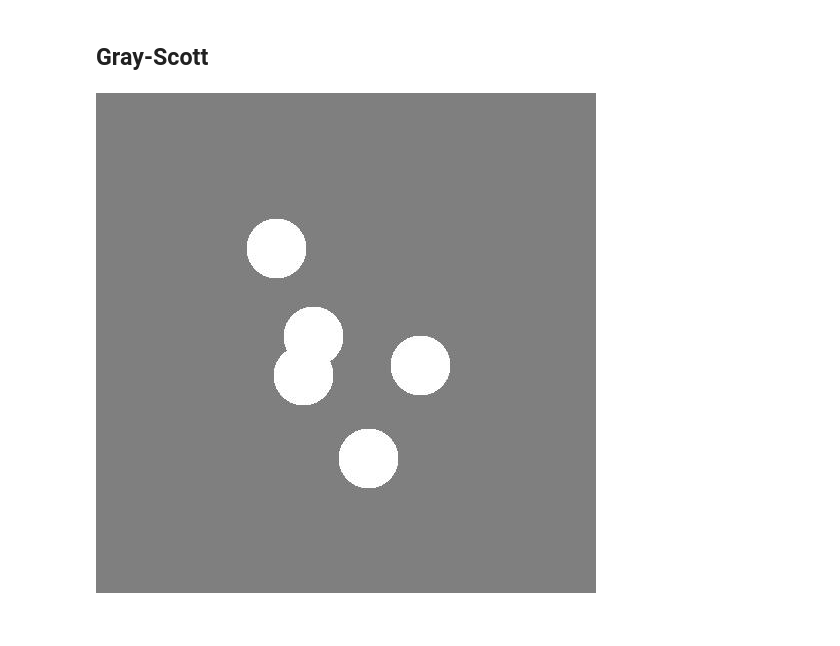
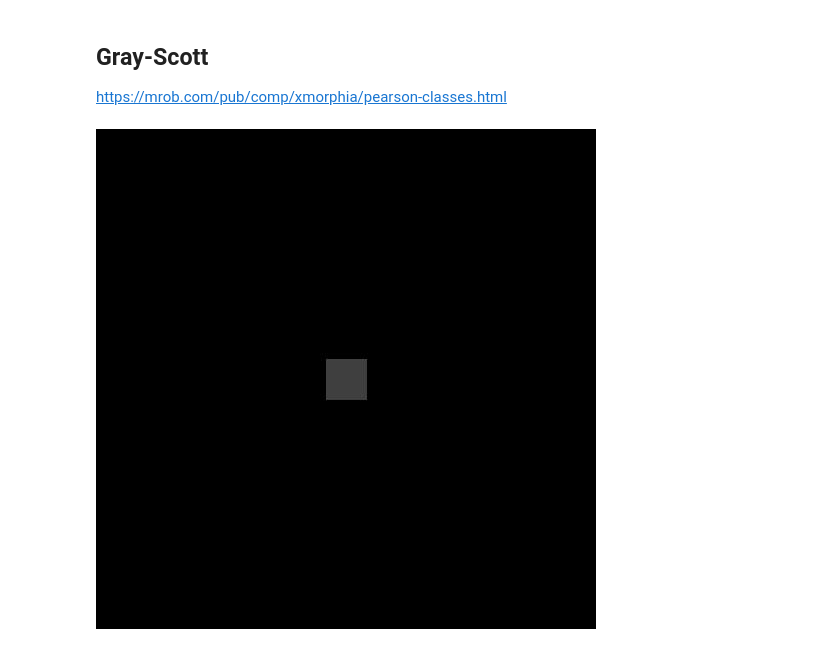
Before and after one commit to andgoldschmidt/ReactionDiffusion, a Jupyter notebook: TF_ReactionDiffusion.ipynb, the cells around one changed output. Saved outputs shown, nothing was run; the diff lists cells and outputs as text; code cells hidden in the pictures.

Commit message:
Added examples based on Pearson classification.

```diff
--- a/TF_ReactionDiffusion.ipynb
+++ b/TF_ReactionDiffusion.ipynb
@@ -99,23 +101,26 @@ for i in range(3000):
-# %% [markdown]
-## Gray-Scott
+# %% [markdown]
+## Gray-Scott
+https://mrob.com/pub/comp/xmorphia/pearson-classes.html
 # %%
 N = 500
 
-# Initial Conditions -- some rain drops hit a pond
-
-# Set everything to zero
+# Set U to one for fuel, V to zero except some spots
 u_init = np.ones([N, N], dtype=np.float32)
 v_init = np.zeros([N, N], dtype=np.float32)
 
-# Some rain drops hit a pond at random points
-for n in range(5):
-    a,b = np.random.randint(N/4, 3*N/4, 2)
-    rr, cc = circle(a, b, 30, shape=(N,N))
-    v_init[rr, cc] = 1
+# for n in range(5):
+#     a,b = np.random.randint(N/4, 3*N/4, 2)
+#     rr, cc = circle(a, b, 30, shape=(N,N))
+#     v_init[rr, cc] = 1
+size = 20
+rr, cc = rectangle((N//2-size, N//2-size), end=(N//2+size, N//2+size), shape=(N,N))
+u_init[rr, cc] = 1/2
+v_init[rr, cc] = 1/4
 
-DisplayArray(v_init, rng=[-0.1, 0.1])
+
+DisplayArray(v_init, rng=[0, 1])
 # %% [output]
-[figure, old version]
+[figure, new version]
 # %%
 # Parameters:
 # eps -- time resolution
```
Also changed, not shown: parts of 32 cells of this notebook.
